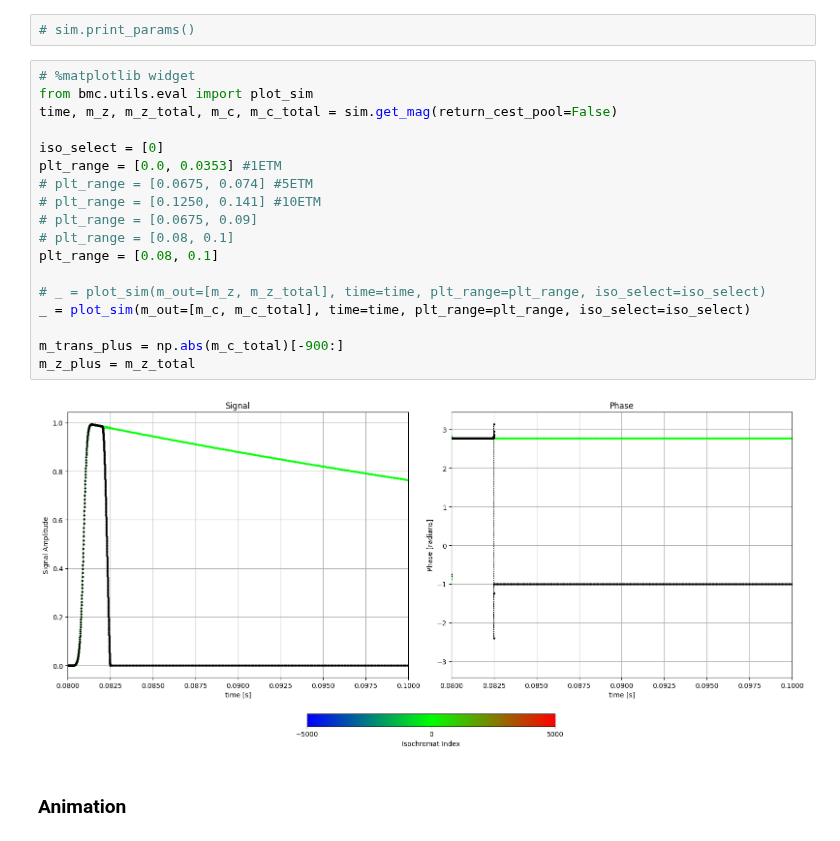
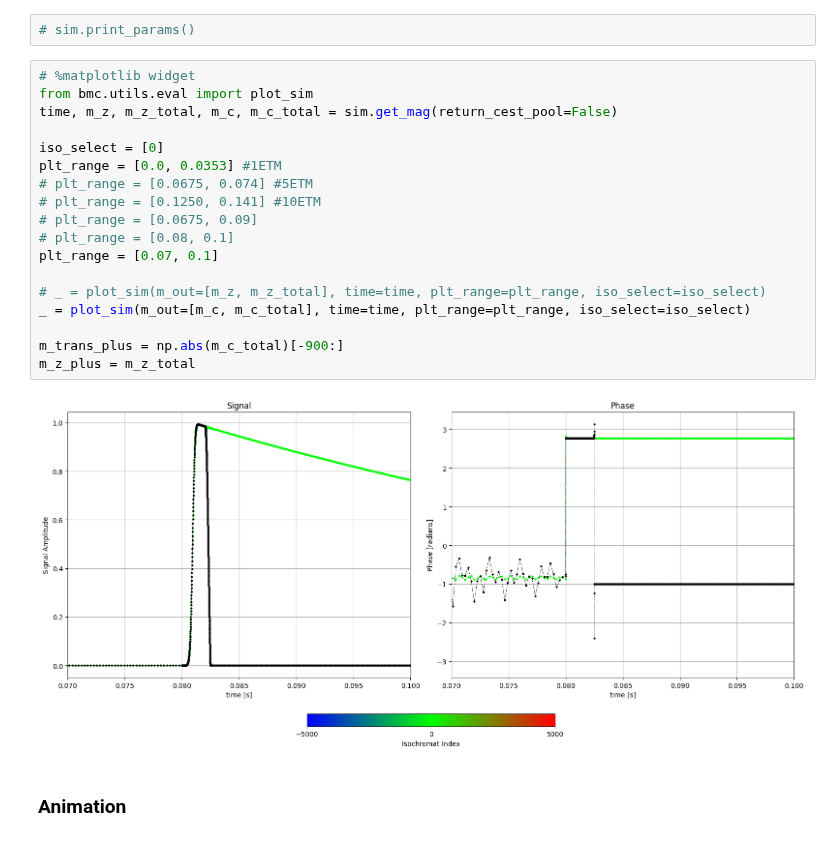
Before and after one commit to dantona02/optim, a Jupyter notebook: testing.ipynb, the cells around one changed output. Cells and saved outputs as stored; diff of their text form.

```diff
--- a/testing.ipynb
+++ b/testing.ipynb
@@ -41,23 +41,23 @@ sim = simulate(config_file=config_path,
 # %%
 # %matplotlib widget
 from bmc.utils.eval import plot_sim
 time, m_z, m_z_total, m_c, m_c_total = sim.get_mag(return_cest_pool=False)
 
 iso_select = [0]
 plt_range = [0.0, 0.0353] #1ETM
 # plt_range = [0.0675, 0.074] #5ETM
 # plt_range = [0.1250, 0.141] #10ETM
 # plt_range = [0.0675, 0.09]
 # plt_range = [0.08, 0.1]
-plt_range = [0.08, 0.1]
+plt_range = [0.07, 0.1]
 
 # _ = plot_sim(m_out=[m_z, m_z_total], time=time, plt_range=plt_range, iso_select=iso_select)
 _ = plot_sim(m_out=[m_c, m_c_total], time=time, plt_range=plt_range, iso_select=iso_select)
 
 m_trans_plus = np.abs(m_c_total)[-900:]
 m_z_plus = m_z_total
 # %% [output]
-[figure, old version]
+[figure, new version]
 # %% [markdown]
 ### Animation
 # %%
```
